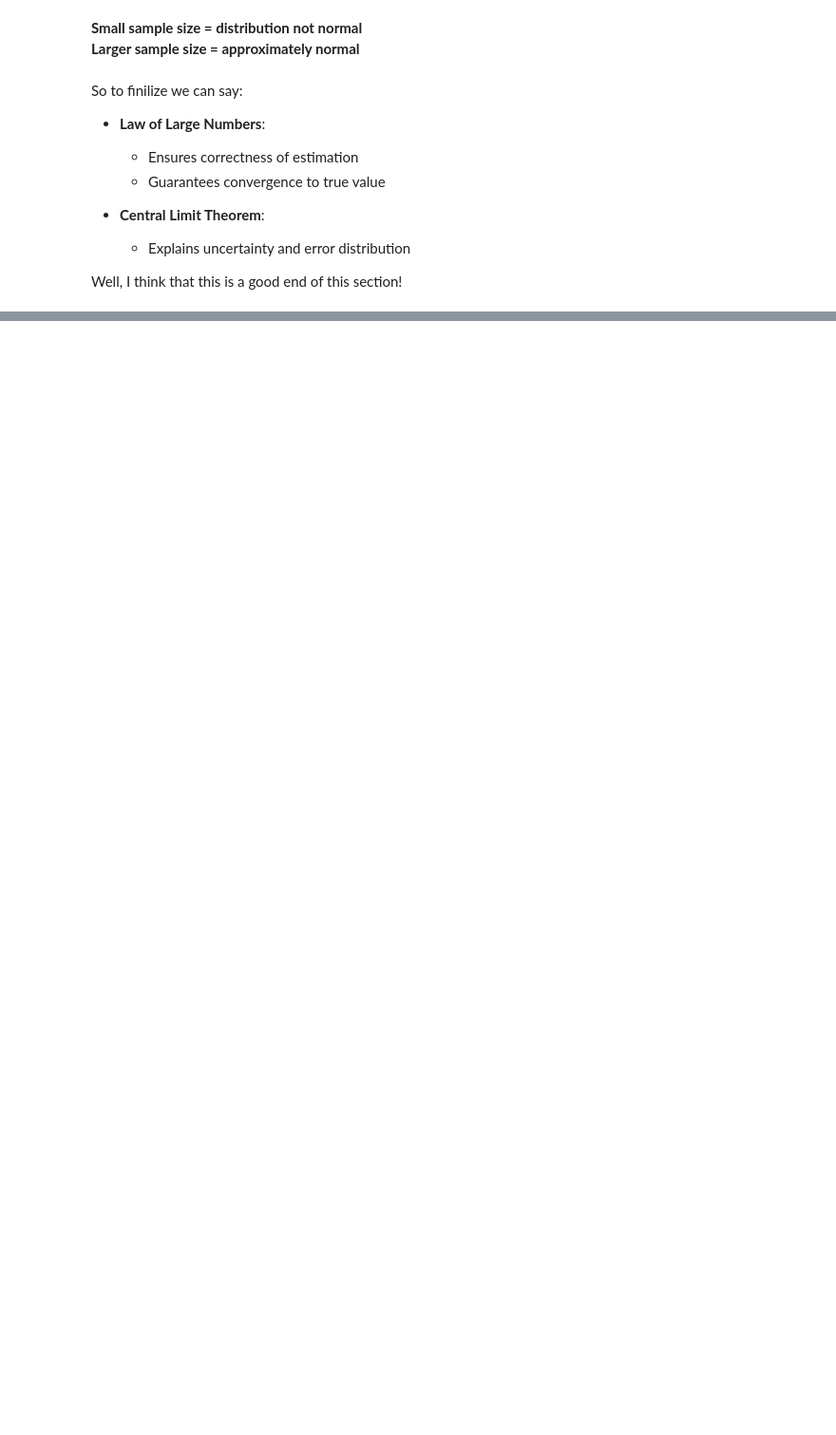
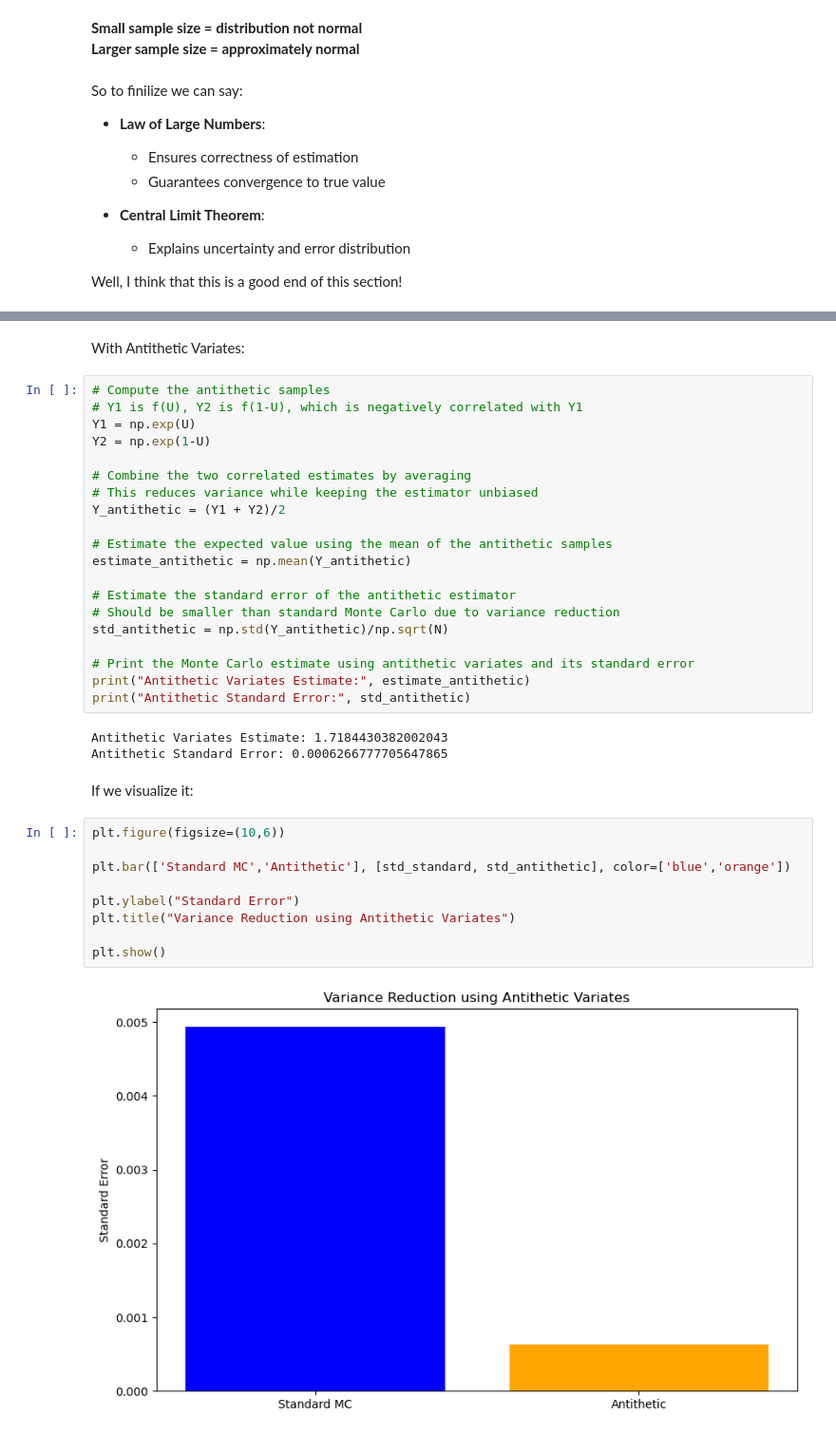
Before and after one commit to kvenov/The_Monte_Carlo_Method, a Jupyter notebook: monte_carlo_scientific_article.ipynb, the cells around one changed output, grey strips where cells are left out. Shown at 95% size. Cells and saved outputs as stored; diff of their text form; blank space fills up the shorter version.

```diff
--- a/monte_carlo_scientific_article.ipynb
+++ b/monte_carlo_scientific_article.ipynb
@@ -1235,0 +1345,38 @@ Well, I think that this is a good end of this section!
+# %% [markdown]
+With Antithetic Variates:
+# %%
+# Compute the antithetic samples
+# Y1 is f(U), Y2 is f(1-U), which is negatively correlated with Y1
+Y1 = np.exp(U)
+Y2 = np.exp(1-U)
+
+# Combine the two correlated estimates by averaging
+# This reduces variance while keeping the estimator unbiased
+Y_antithetic = (Y1 + Y2)/2
+
+# Estimate the expected value using the mean of the antithetic samples
+estimate_antithetic = np.mean(Y_antithetic)
+
+# Estimate the standard error of the antithetic estimator
+# Should be smaller than standard Monte Carlo due to variance reduction
+std_antithetic = np.std(Y_antithetic)/np.sqrt(N)
+
+# Print the Monte Carlo estimate using antithetic variates and its standard error
+print("Antithetic Variates Estimate:", estimate_antithetic)
+print("Antithetic Standard Error:", std_antithetic)
+# %% [output]
+Antithetic Variates Estimate: 1.7184430382002043
+Antithetic Standard Error: 0.0006266777705647865
+# %% [markdown]
+If we visualize it:
+# %%
+plt.figure(figsize=(10,6))
+
+plt.bar(['Standard MC','Antithetic'], [std_standard, std_antithetic], color=['blue','orange'])
+
+plt.ylabel("Standard Error")
+plt.title("Variance Reduction using Antithetic Variates")
+
+plt.show()
+# %% [output]
+[figure, added]
```
Also changed, not shown: parts of 6 cells of this notebook.
